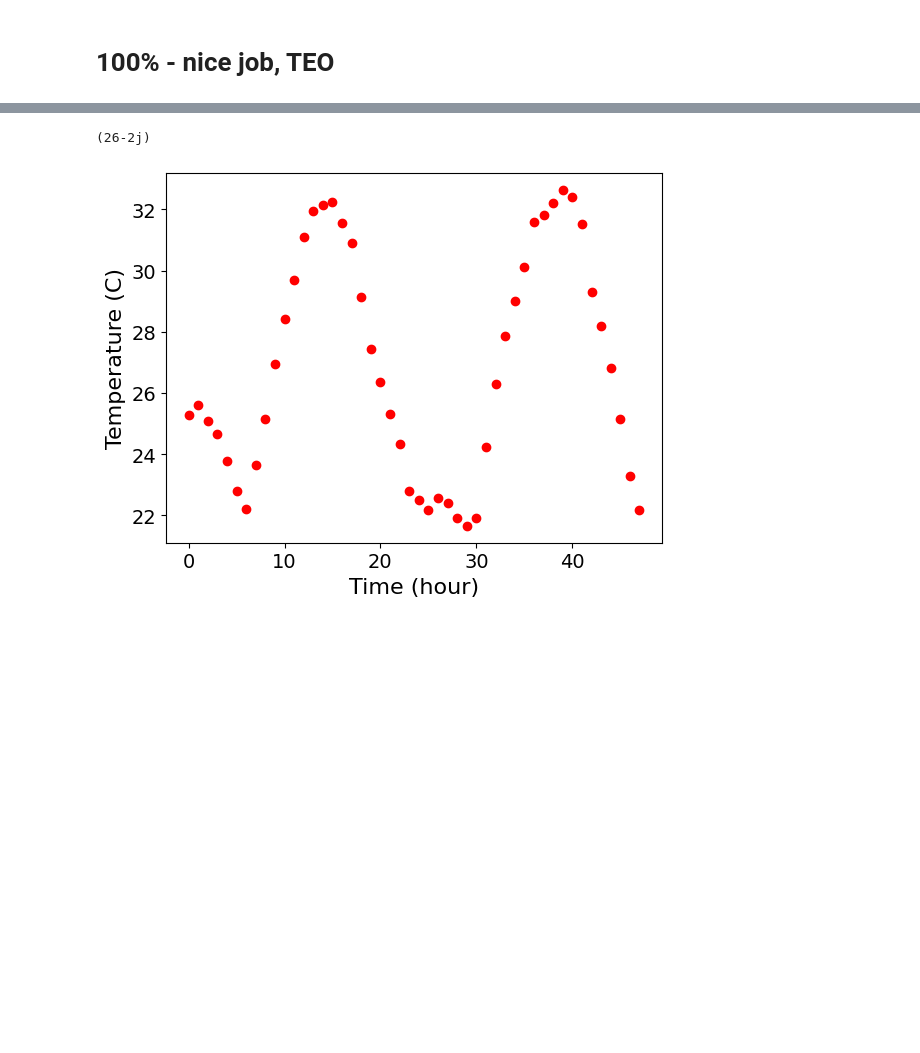
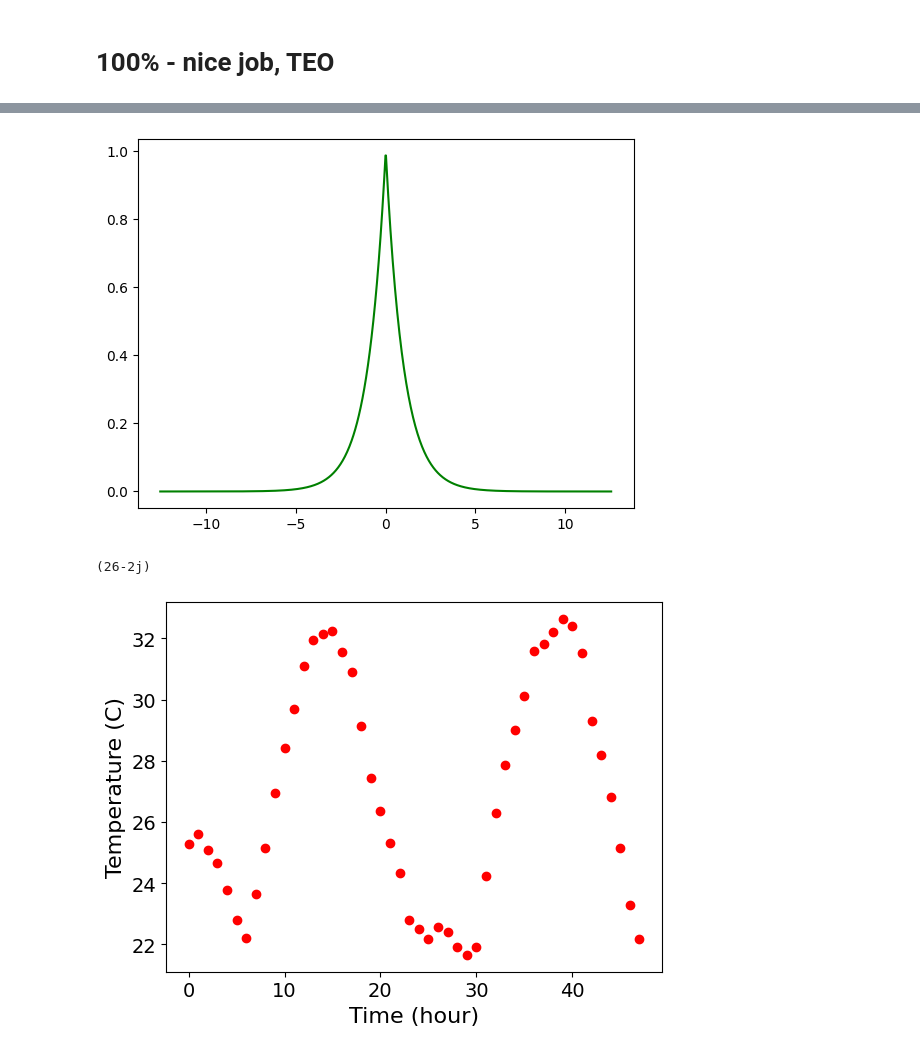
Before and after one commit to soil-physics-okstate/soil-physics-theory, a Jupyter notebook: content/appendix-a/mab_appendixa.ipynb, the cells around one changed output, grey strips where cells are left out. Saved outputs shown, nothing was run; the diff lists cells and outputs as text; code cells hidden in the pictures; blank space fills up the shorter version.

```diff
--- a/content/appendix-a/mab_appendixa.ipynb
+++ b/content/appendix-a/mab_appendixa.ipynb
@@ -3,3 +27,10 @@
+# %%
+x = np.linspace(-4*np.pi, 4*np.pi, 1000)
+y = np.exp(-np.abs(x))
+plt.plot(x, y, color = 'green')
+plt.show()
+# %% [output]
+[figure, added]
 # %%
 ##Appendix_A Question_1
 
```
Also changed, not shown: parts of 3 cells of this notebook.
